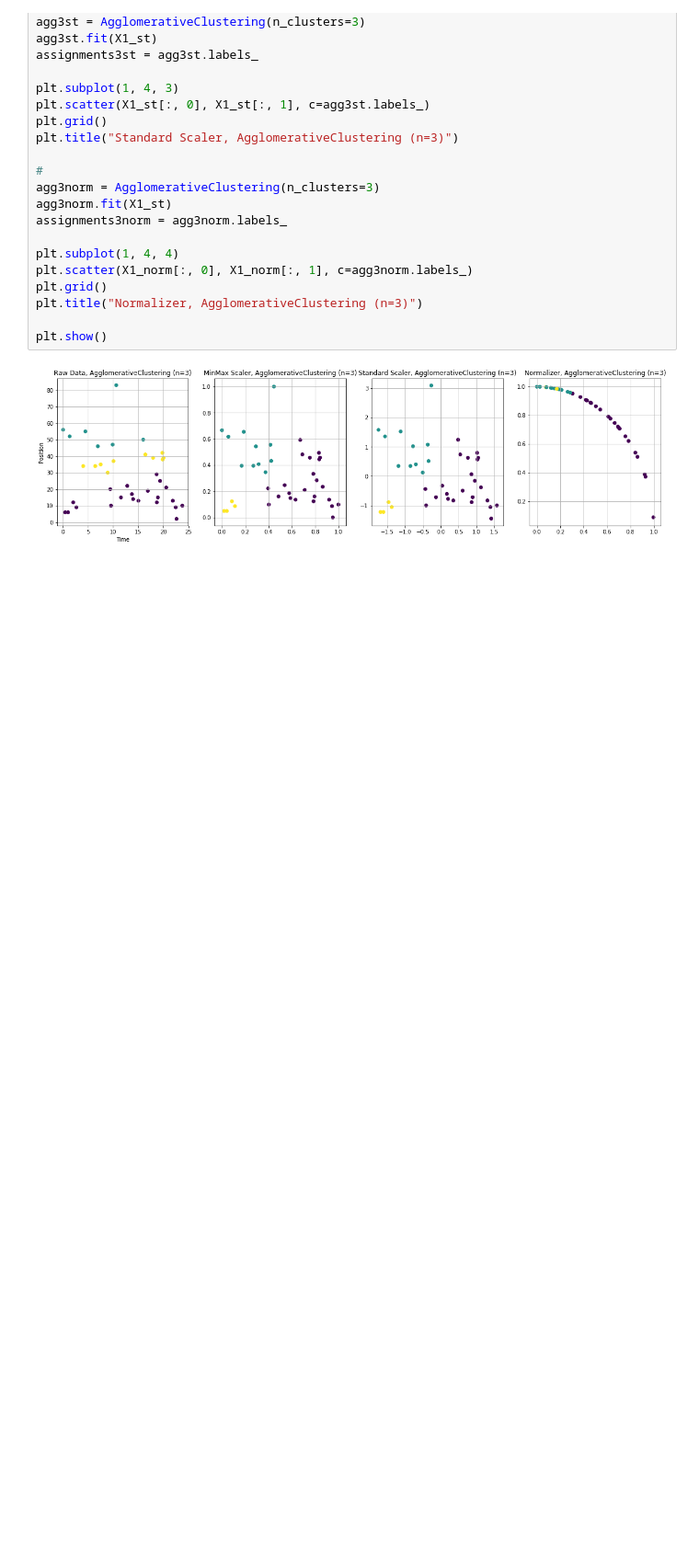
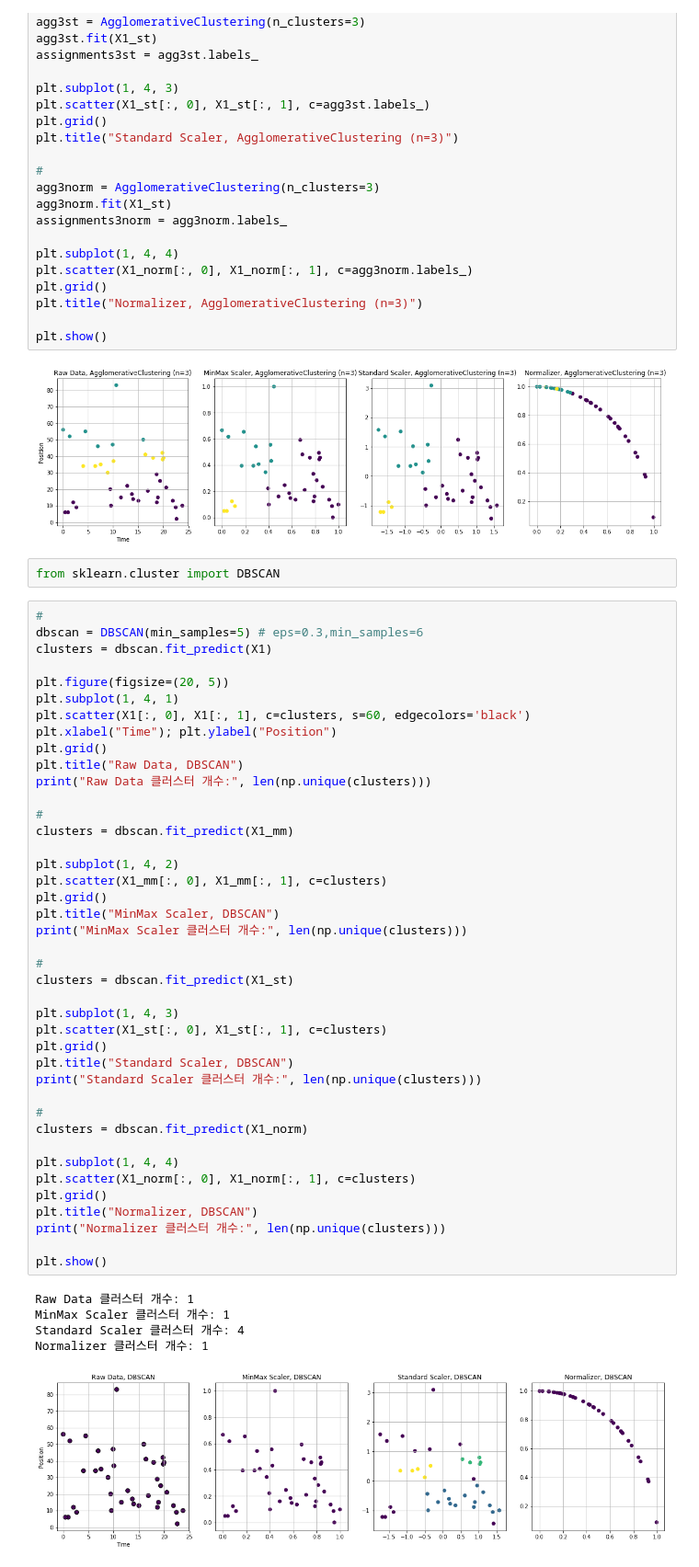
Before and after one commit to mchoimis/-, a Jupyter notebook: test-pandas.ipynb, the cells around one changed output. Shown at 92% size. Saved outputs shown, nothing was run; the diff lists cells and outputs as text; blank space fills up the shorter version.

```diff
--- a/test-pandas.ipynb
+++ b/test-pandas.ipynb
@@ -768,3 +770,52 @@ plt.title("Normalizer, AgglomerativeClustering (n=3)")
 plt.show()
 # %% [output]
 [figure]
+# %%
+from sklearn.cluster import DBSCAN
+# %%
+#
+dbscan = DBSCAN(min_samples=5) # eps=0.3,min_samples=6
+clusters = dbscan.fit_predict(X1)
+
+plt.figure(figsize=(20, 5))
+plt.subplot(1, 4, 1)
+plt.scatter(X1[:, 0], X1[:, 1], c=clusters, s=60, edgecolors='black')
+plt.xlabel("Time"); plt.ylabel("Position")
+plt.grid()
+plt.title("Raw Data, DBSCAN")
+print("Raw Data 클러스터 개수:", len(np.unique(clusters)))
+
+#
+clusters = dbscan.fit_predict(X1_mm)
+
+plt.subplot(1, 4, 2)
+plt.scatter(X1_mm[:, 0], X1_mm[:, 1], c=clusters)
+plt.grid()
+plt.title("MinMax Scaler, DBSCAN")
+print("MinMax Scaler 클러스터 개수:", len(np.unique(clusters)))
+
+#
+clusters = dbscan.fit_predict(X1_st)
+
+plt.subplot(1, 4, 3)
+plt.scatter(X1_st[:, 0], X1_st[:, 1], c=clusters)
+plt.grid()
+plt.title("Standard Scaler, DBSCAN")
+print("Standard Scaler 클러스터 개수:", len(np.unique(clusters)))
+
+#
+clusters = dbscan.fit_predict(X1_norm)
+
+plt.subplot(1, 4, 4)
+plt.scatter(X1_norm[:, 0], X1_norm[:, 1], c=clusters)
+plt.grid()
+plt.title("Normalizer, DBSCAN")
+print("Normalizer 클러스터 개수:", len(np.unique(clusters)))
+
+plt.show()
+# %% [output]
+Raw Data 클러스터 개수: 1
+MinMax Scaler 클러스터 개수: 1
+Standard Scaler 클러스터 개수: 4
+Normalizer 클러스터 개수: 1
+[figure, added]
```
Also changed, not shown: parts of 1 cell of this notebook.
